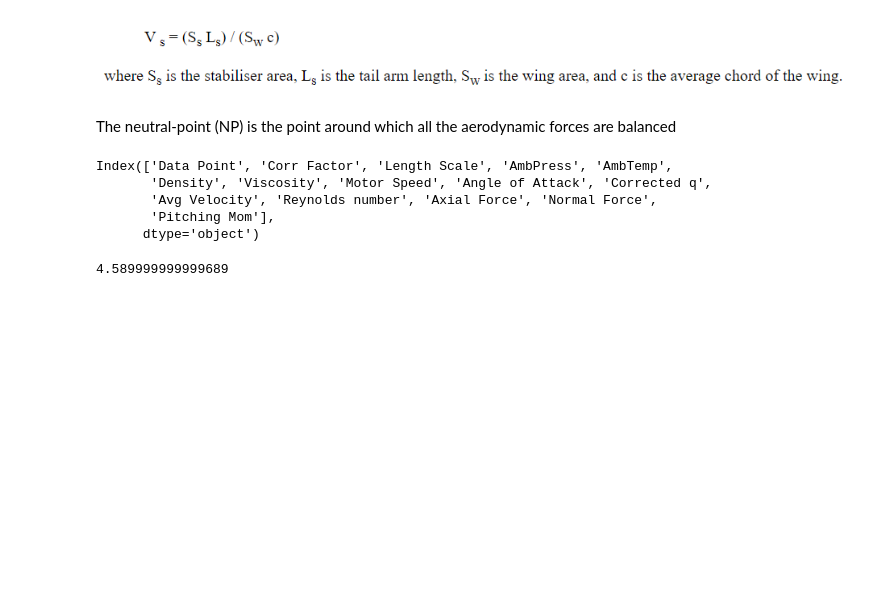
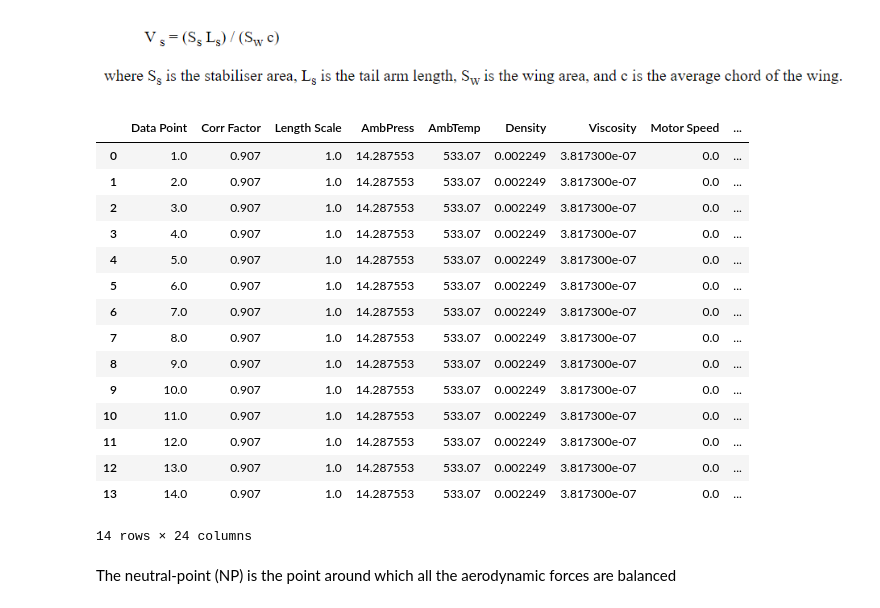
Before and after one commit to RandyChen233/AE460-aerodynamics-propulsion-Lab, a Jupyter notebook: design_lab/data_processing.ipynb, the cells around one changed output. Cells and saved outputs as stored; diff of their text form; code cells hidden in the pictures; blank space fills up the shorter version.

```diff
--- a/design_lab/data_processing.ipynb
+++ b/design_lab/data_processing.ipynb
@@ -542,5 +542,24 @@ Index(['Data Point', 'Corr Factor', 'Length Scale[in]', 'AmbPress[psia]',
 ![image.png](attachment:image.png)
 # %% [markdown]
 ![image.png](attachment:image.png)
+# %%
+exp1_40
+# %% [output]
+|  | Data Point | Corr Factor | Length Scale | AmbPress | AmbTemp | Density | Viscosity | Motor Speed | ... |
+| 0 | 1.0 | 0.907 | 1.0 | 14.287553 | 533.07 | 0.002249 | 3.817300e-07 | 0.0 | ... |
+| 1 | 2.0 | 0.907 | 1.0 | 14.287553 | 533.07 | 0.002249 | 3.817300e-07 | 0.0 | ... |
+| 2 | 3.0 | 0.907 | 1.0 | 14.287553 | 533.07 | 0.002249 | 3.817300e-07 | 0.0 | ... |
+| 3 | 4.0 | 0.907 | 1.0 | 14.287553 | 533.07 | 0.002249 | 3.817300e-07 | 0.0 | ... |
+| 4 | 5.0 | 0.907 | 1.0 | 14.287553 | 533.07 | 0.002249 | 3.817300e-07 | 0.0 | ... |
+| 5 | 6.0 | 0.907 | 1.0 | 14.287553 | 533.07 | 0.002249 | 3.817300e-07 | 0.0 | ... |
+| 6 | 7.0 | 0.907 | 1.0 | 14.287553 | 533.07 | 0.002249 | 3.817300e-07 | 0.0 | ... |
+| 7 | 8.0 | 0.907 | 1.0 | 14.287553 | 533.07 | 0.002249 | 3.817300e-07 | 0.0 | ... |
+| 8 | 9.0 | 0.907 | 1.0 | 14.287553 | 533.07 | 0.002249 | 3.817300e-07 | 0.0 | ... |
+| 9 | 10.0 | 0.907 | 1.0 | 14.287553 | 533.07 | 0.002249 | 3.817300e-07 | 0.0 | ... |
+| 10 | 11.0 | 0.907 | 1.0 | 14.287553 | 533.07 | 0.002249 | 3.817300e-07 | 0.0 | ... |
+| 11 | 12.0 | 0.907 | 1.0 | 14.287553 | 533.07 | 0.002249 | 3.817300e-07 | 0.0 | ... |
+| 12 | 13.0 | 0.907 | 1.0 | 14.287553 | 533.07 | 0.002249 | 3.817300e-07 | 0.0 | ... |
+| 13 | 14.0 | 0.907 | 1.0 | 14.287553 | 533.07 | 0.002249 | 3.817300e-07 | 0.0 | ... |
+14 rows × 24 columns
 # %% [markdown]
 The neutral-point (NP) is the point around which all the aerodynamic forces are balanced
@@ -589,26 +565,0 @@ exp1_f_normal_off = exp1_off['Normal Force']
-# %%
-exp1_40.columns
-# %% [output]
-Index(['Data Point', 'Corr Factor', 'Length Scale', 'AmbPress', 'AmbTemp',
-       'Density', 'Viscosity', 'Motor Speed', 'Angle of Attack', 'Corrected q',
-       'Avg Velocity', 'Reynolds number', 'Axial Force', 'Normal Force',
-       'Pitching Mom'],
-      dtype='object')
-# %%
-#find neutral point using 3rd data set
-stds = []
-for i in np.arange(-10,10,0.01):
-    Mi = (-exp1_120['Normal Force']-exp1_off['Normal Force'])*(i)+ exp1_120['Pitching Mom']-exp1_off['Pitching Mom']
-    s = np.std(Mi)
-    stds.append((i,s))
-a = min(stds, key=lambda x: x[1])
-x_neutral_point = a[0]
-x_neutral_point #inches
-Mi_3=(-exp1_120['Normal Force']-exp1_off['Normal Force'])*a[0]+ exp1_120['Pitching Mom']-exp1_off['Pitching Mom']
-CM3 = Mi_3/(exp1_120['Corrected q']*144*S*mac)
-exp1_120['Moment neutral[lb-ft]'] = Mi_3
-exp1_120['$C_M$'] = CM3
-exp1_120['Neutral_Point[in]'] = x_neutral_point
-print(x_neutral_point)
-# %% [output]
-4.589999999999689
```
Also changed, not shown: parts of 65 cells of this notebook, 8 other files.
